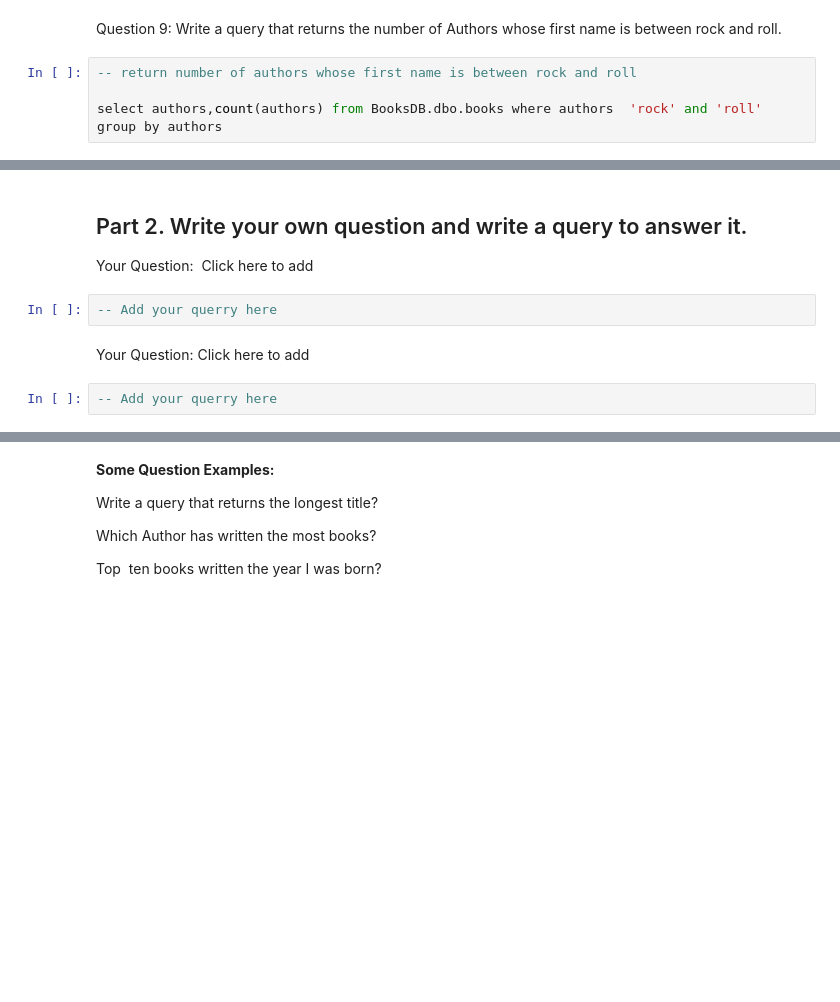
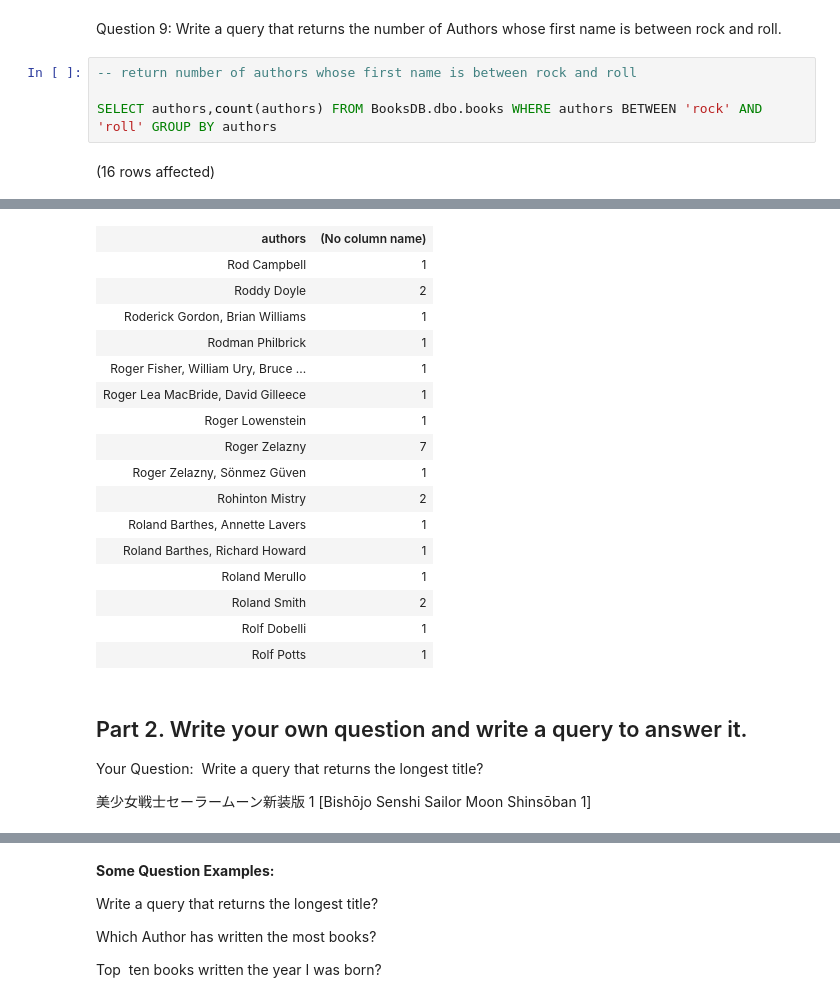
Before and after one commit to souji1991/SQL-Part-1-Studio, a Jupyter notebook: SQL-Part-1-Studio.ipynb, the cells around one changed output, grey strips where cells are left out. Drawn from its saved outputs; the diff is of its cells as text; blank space fills up the shorter version.

```diff
--- a/SQL-Part-1-Studio.ipynb
+++ b/SQL-Part-1-Studio.ipynb
@@ -122,4 +149,6 @@ Question 9: Write a query that returns the number of Authors whose first name is
 # %%
 -- return number of authors whose first name is between rock and roll
 
-select authors,count(authors) from BooksDB.dbo.books where authors  'rock' and 'roll' group by authors
+SELECT authors,count(authors) FROM BooksDB.dbo.books WHERE authors BETWEEN 'rock' AND 'roll' GROUP BY authors
+# %% [output]
+(16 rows affected)
@@ -126,10 +156,23 @@ select authors,count(authors) from BooksDB.dbo.books where authors  'rock' and '
+| authors | (No column name) |
+| Rod Campbell | 1 |
+| Roddy Doyle | 2 |
+| Roderick Gordon, Brian Williams | 1 |
+| Rodman Philbrick | 1 |
+| Roger Fisher, William Ury, Bruce ... | 1 |
+| Roger Lea MacBride, David Gilleece | 1 |
+| Roger Lowenstein | 1 |
+| Roger Zelazny | 7 |
+| Roger Zelazny, Sönmez Güven | 1 |
+| Rohinton Mistry | 2 |
+| Roland Barthes, Annette Lavers | 1 |
+| Roland Barthes, Richard Howard | 1 |
+| Roland Merullo | 1 |
+| Roland Smith | 2 |
+| Rolf Dobelli | 1 |
+| Rolf Potts | 1 |
 # %% [markdown]
 ## Part 2. Write your own question and write a query to answer it.
 
-Your Question:  Click here to add
+Your Question:  <span style="font-family: -apple-system, BlinkMacSystemFont, sans-serif; color: var(--vscode-foreground);">Write a query that returns the longest title?</span>
+
+美少女戦士セーラームーン新装版 1 \[Bishōjo Senshi Sailor Moon Shinsōban 1\]
-# %%
--- Add your querry here
-# %% [markdown]
-Your Question: Click here to add
-# %%
--- Add your querry here
```
Also changed, not shown: parts of 16 cells of this notebook.
